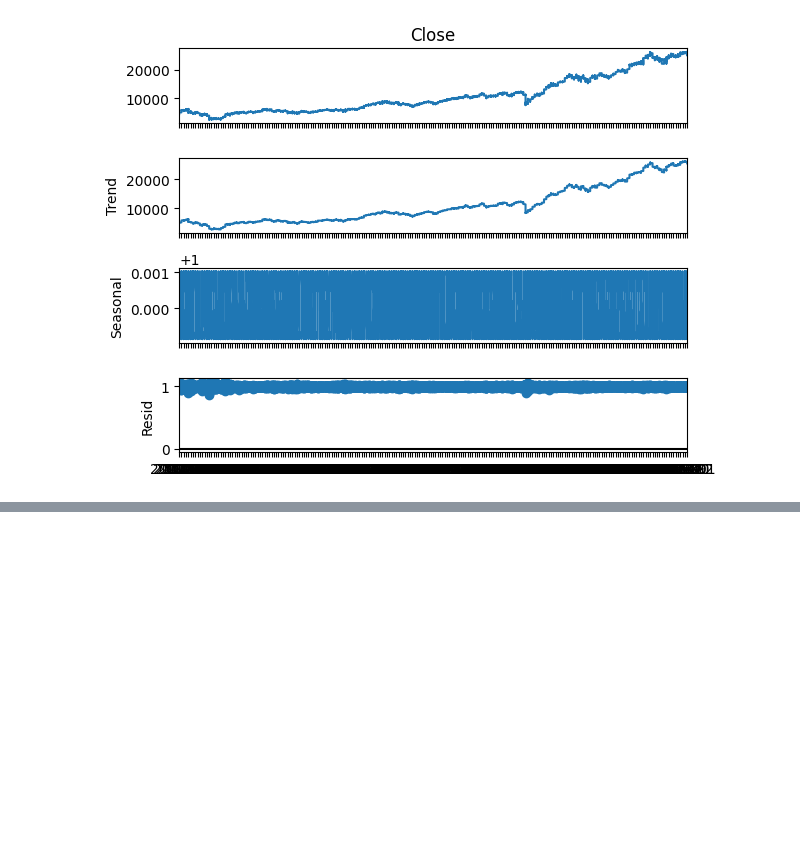
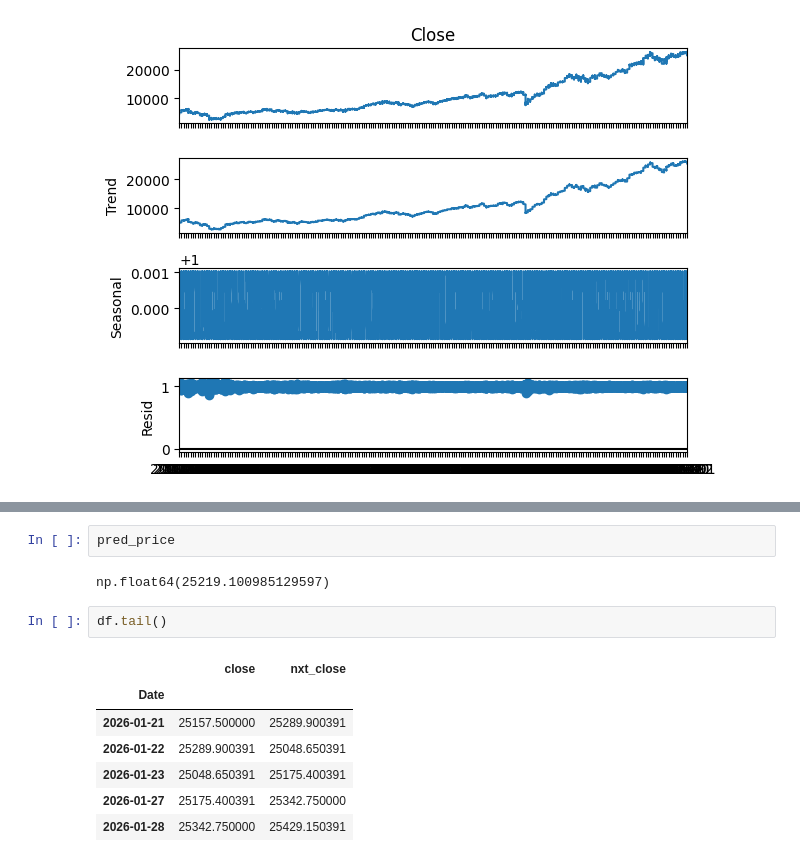
Before and after one commit to RDC28/ds-notes, a Jupyter notebook: Time Series/time_series.ipynb, the cells around one changed output, grey strips where cells are left out. Drawn from its saved outputs; the diff is of its cells as text; blank space fills up the shorter version.

```diff
--- a/Time Series/time_series.ipynb
+++ b/Time Series/time_series.ipynb
@@ -80,0 +211,14 @@ res.plot()
+# %%
+pred_price
+# %% [output]
+np.float64(25219.100985129597)
+# %%
+df.tail()
+# %% [output]
+|  | close | nxt_close |
+| Date |  |  |
+| 2026-01-21 | 25157.500000 | 25289.900391 |
+| 2026-01-22 | 25289.900391 | 25048.650391 |
+| 2026-01-23 | 25048.650391 | 25175.400391 |
+| 2026-01-27 | 25175.400391 | 25342.750000 |
+| 2026-01-28 | 25342.750000 | 25429.150391 |
```
Also changed, not shown: parts of 16 cells of this notebook, 1 other file.
